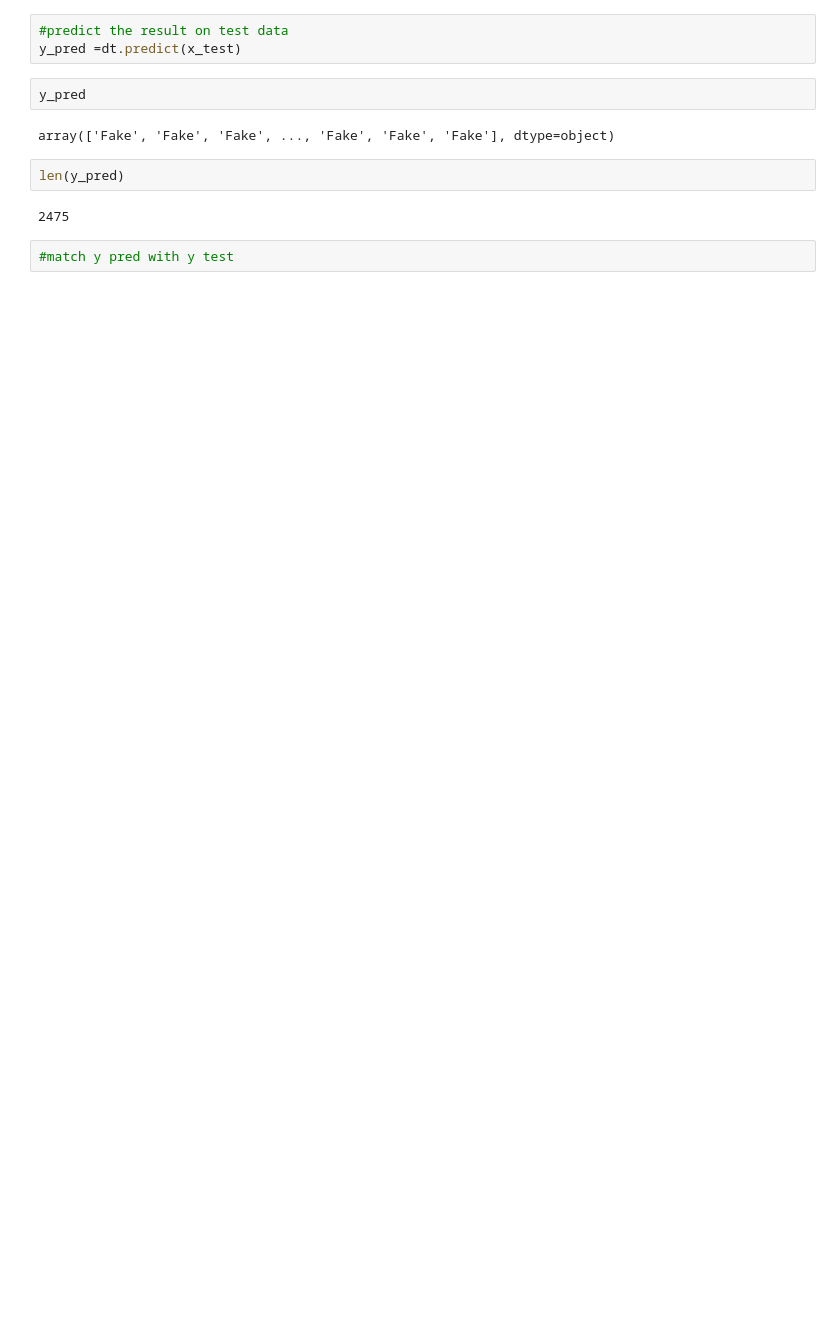
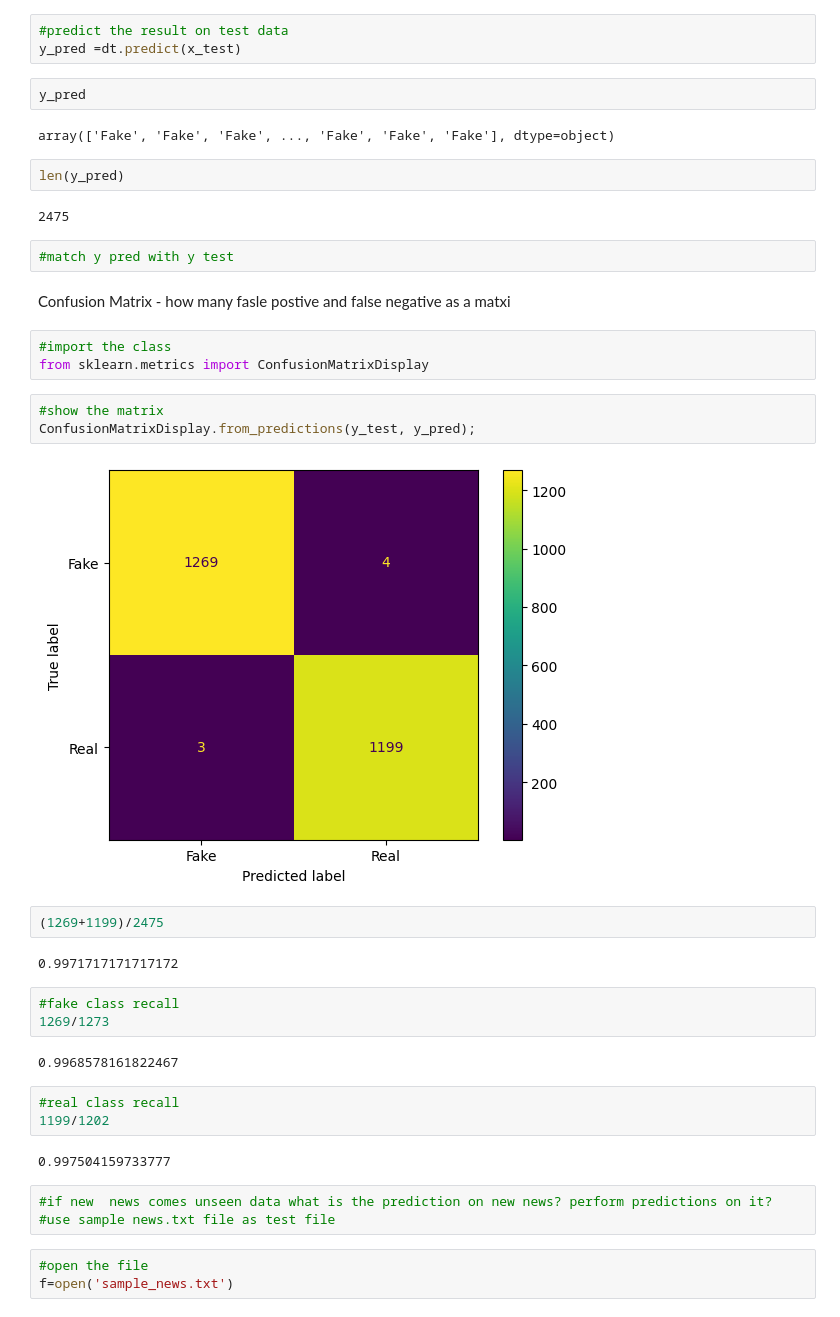
Before and after one commit to prithvi-diwanji/NLP2024_exercises, a Jupyter notebook: machinelearning_binary_classification.ipynb, the cells around one changed output. Cells and saved outputs as stored; diff of their text form; blank space fills up the shorter version.

```diff
--- a/machinelearning_binary_classification.ipynb
+++ b/machinelearning_binary_classification.ipynb
@@ -316,3 +322,33 @@ len(y_pred)
 2475
 # %%
 #match y pred with y test
+# %% [markdown]
+Confusion Matrix - how many fasle postive and false negative as a matxi
+# %%
+#import the class
+from sklearn.metrics import ConfusionMatrixDisplay
+# %%
+#show the matrix
+ConfusionMatrixDisplay.from_predictions(y_test, y_pred);
+# %% [output]
+[figure, added]
+# %%
+(1269+1199)/2475
+# %% [output]
+0.9971717171717172
+# %%
+#fake class recall
+1269/1273
+# %% [output]
+0.9968578161822467
+# %%
+#real class recall
+1199/1202
+# %% [output]
+0.997504159733777
+# %%
+#if new  news comes unseen data what is the prediction on new news? perform predictions on it?
+#use sample news.txt file as test file
+# %%
+#open the file
+f=open('sample_news.txt')
```
Also changed, not shown: parts of 9 cells of this notebook.
